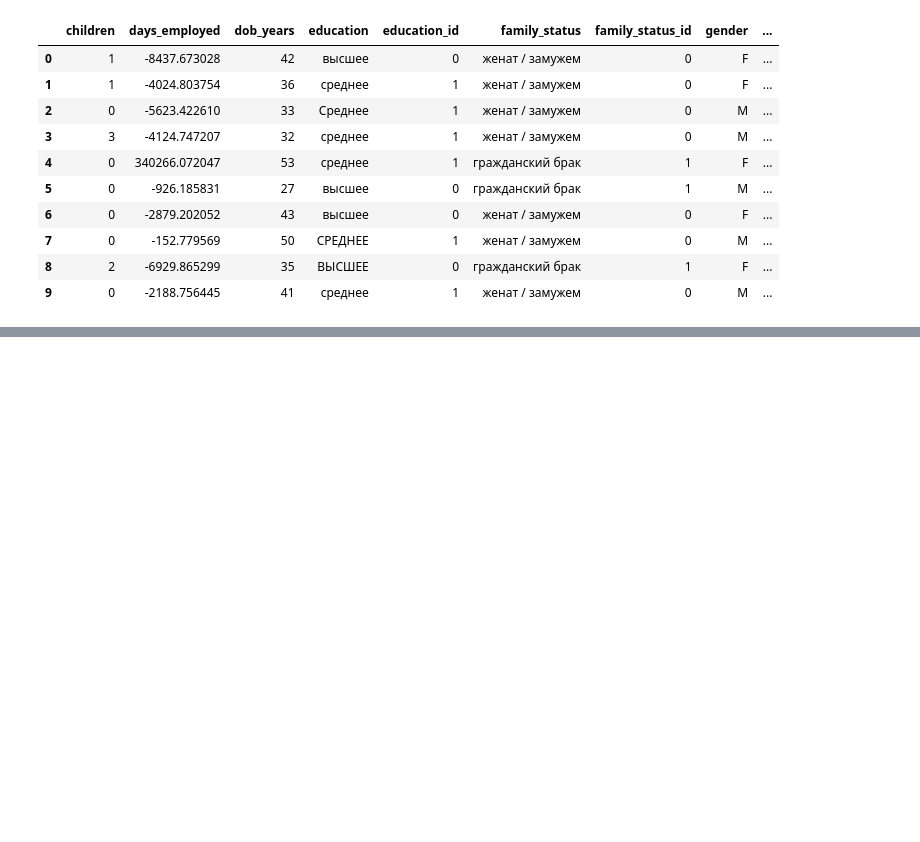
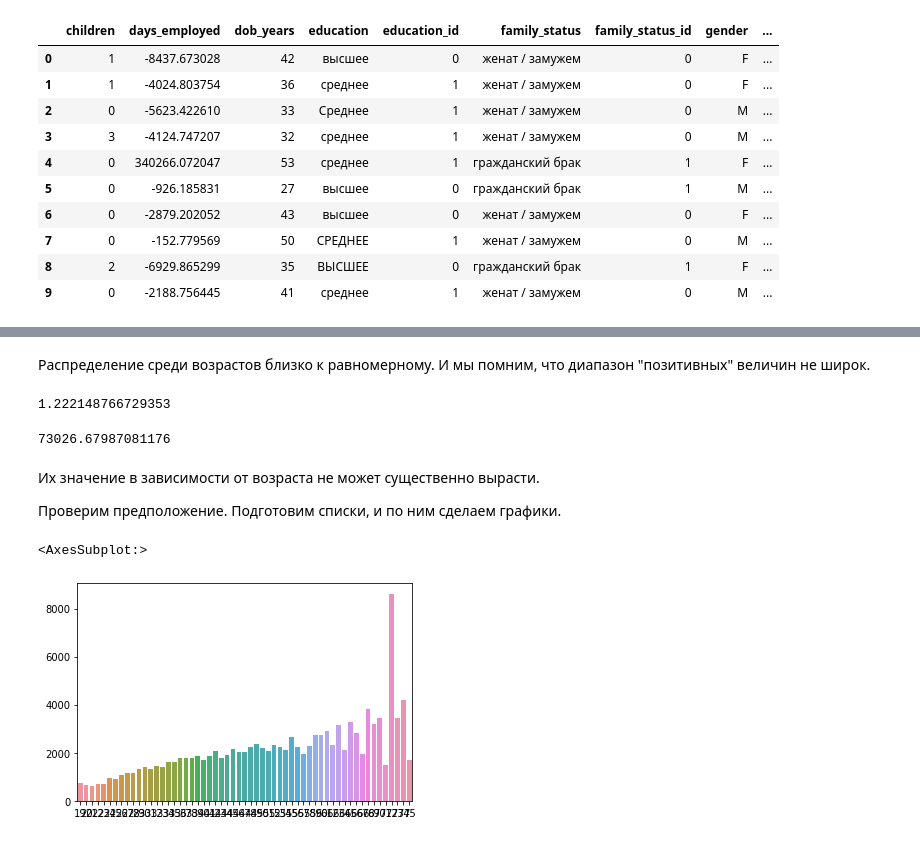
Before and after one commit to okeangel/da_portfolio, a Jupyter notebook: dev/da45_lagutin_preprocessing.ipynb, the cells around one changed output, grey strips where cells are left out. Drawn from its saved outputs; the diff is of its cells as text; code cells hidden in the pictures; blank space fills up the shorter version.

```diff
--- a/dev/da45_lagutin_preprocessing.ipynb
+++ b/dev/da45_lagutin_preprocessing.ipynb
@@ -56,0 +378,11 @@ data.head(10)
+# %%
+# это точное среднее количество суток в году в григорианском (общепринятом) календаре
+gregorian_year = 365.24
+
+print('Негативная группа:')
+print('Самый скромный стаж, лет:', abs(negative_days.max()) / gregorian_year)
+print('Самый крупный стаж, лет:', abs(negative_days.min()) / gregorian_year)
+print()
+print('Позитивная группа:')
+print('Самый скромный стаж, лет:', positive_days.min() / gregorian_year / 24)
+print('Самый крупный стаж, лет:', positive_days.max() / gregorian_year / 24)
@@ -56,0 +421,10 @@ data.head(10)
+# %%
+def convert_employed_to_years(number):
+    if number < 0:
+        return -number / gregorian_year
+    return number / 24 / gregorian_year
+
+data['years_employed'] = data['days_employed'].apply(convert_employed_to_years)
+data['years_unemployed'] = data['age'] - data['years_employed']
+print('Минимум лет без труда:', data['years_unemployed'].min())
+print('Медиана лет без труда:', data['years_unemployed'].median())
@@ -56,0 +494,3 @@ data.head(10)
+# %%
+data.drop(columns=['years_employed', 'years_unemployed'], inplace=True)
+data.info()
@@ -56,0 +548,32 @@ data.head(10)
+# %% [markdown]
+Распределение среди возрастов близко к равномерному. И мы помним, что диапазон "позитивных" величин не широк.
+# %%
+positive_days.max() / positive_days.min()
+# %% [output]
+1.222148766729353
+# %%
+positive_days.max() - positive_days.min()
+# %% [output]
+73026.67987081176
+# %% [markdown]
+Их значение в зависимости от возраста не может существенно вырасти.
+
+Проверим предположение. Подготовим списки, и по ним сделаем графики.
+# %%
+ages = data['age'].sort_values().unique()
+positive_abs_medians = []
+negative_abs_medians = []
+
+for age in ages:
+    positive_abs_medians.append(abs(data[
+        (data['age'] == age) & (data['days_employed'] > 0)
+    ]['days_employed'].median()))
+
+    negative_abs_medians.append(abs(data[
+        (data['age'] == age) & (data['days_employed'] < 0)
+    ]['days_employed'].median()))
+# %%
+seaborn.barplot(x=ages, y=negative_abs_medians)
+# %% [output]
+<AxesSubplot:>
+[figure, added]
```
Also changed, not shown: parts of 197 cells of this notebook.
